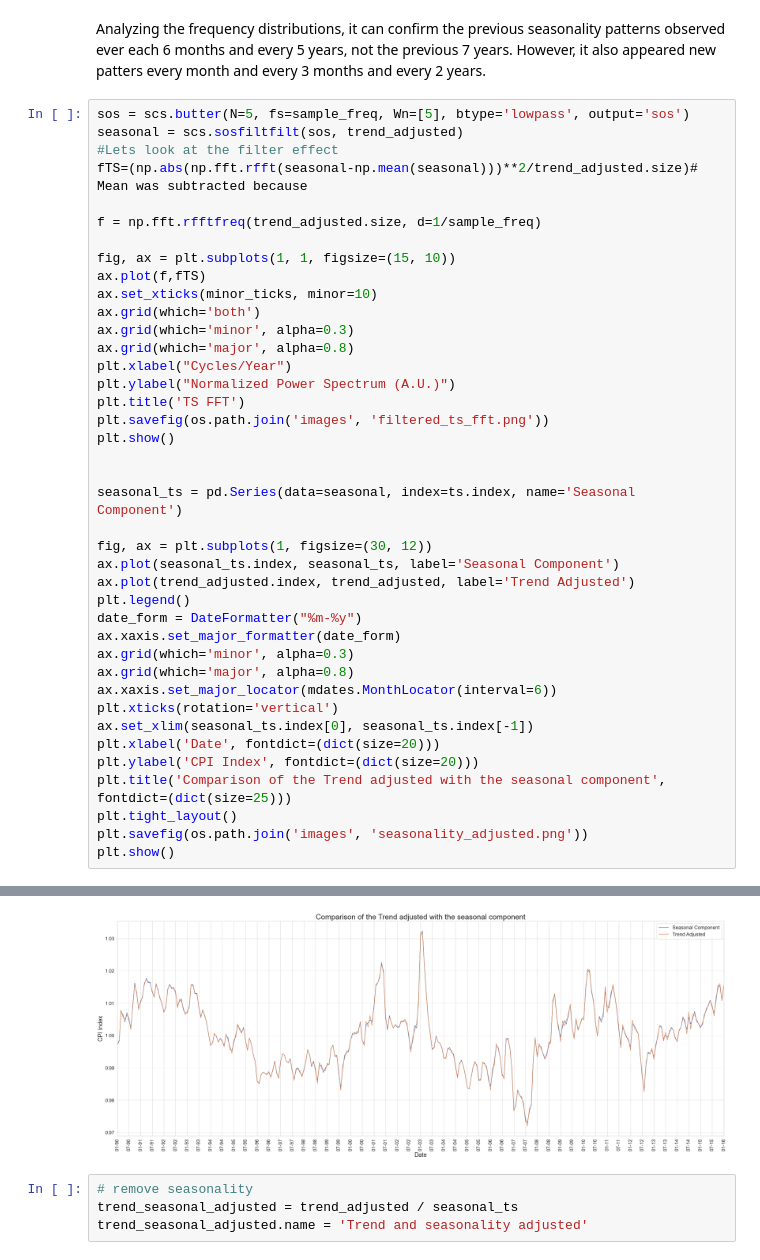
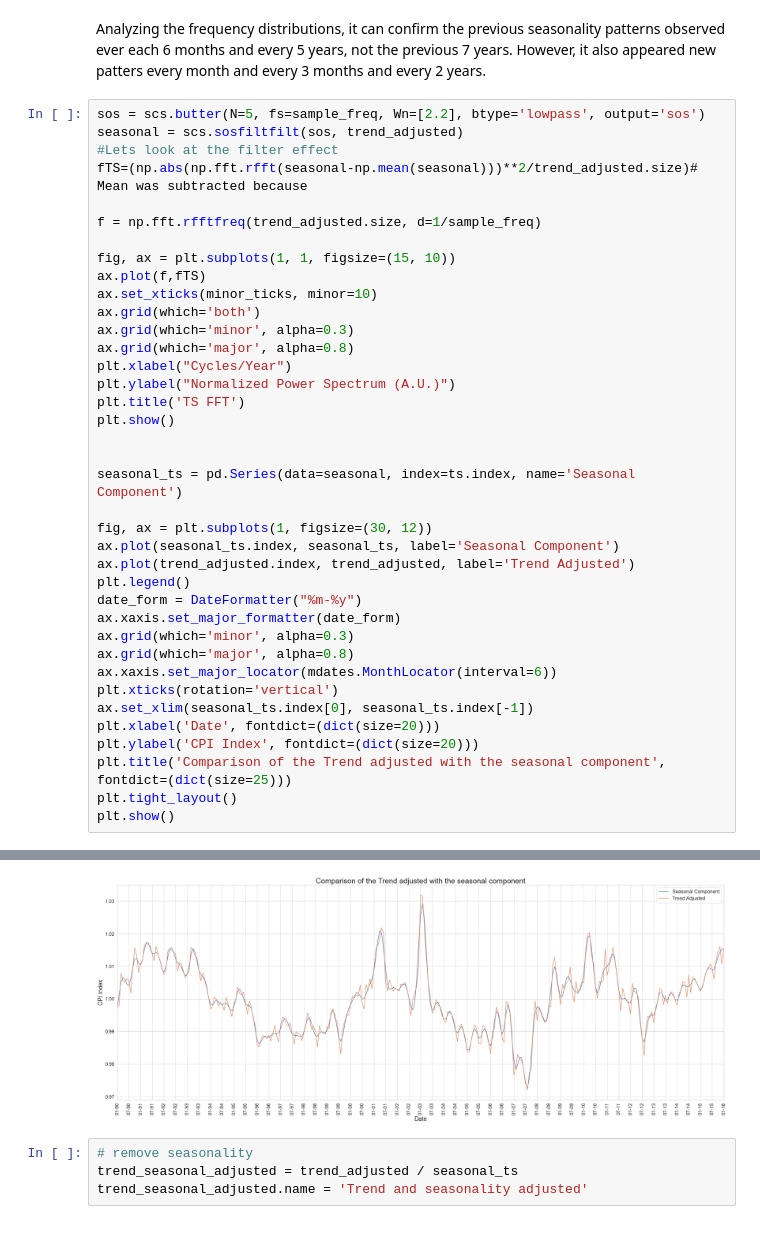
Before and after one commit to PugtgYosuky/Norwegian-CPI-forecast, a Jupyter notebook: ts-analysis-multiplicative.ipynb, the cells around one changed output, grey strips where cells are left out. Drawn from its saved outputs; the diff is of its cells as text.

```diff
--- a/ts-analysis-multiplicative.ipynb
+++ b/ts-analysis-multiplicative.ipynb
@@ -251,7 +248,7 @@ plt.show()
 # %% [markdown]
 Analyzing the frequency distributions, it can confirm the previous seasonality patterns observed ever each 6 months and every 5 years, not the previous 7 years. However, it also appeared new patters every month and every 3 months and every 2 years.
 # %%
-sos = scs.butter(N=5, fs=sample_freq, Wn=[5], btype='lowpass', output='sos')
+sos = scs.butter(N=5, fs=sample_freq, Wn=[2.2], btype='lowpass', output='sos')
 seasonal = scs.sosfiltfilt(sos, trend_adjusted)
 #Lets look at the filter effect
 fTS=(np.abs(np.fft.rfft(seasonal-np.mean(seasonal)))**2/trend_adjusted.size)# Mean was subtracted because
@@ -263,36 +260,34 @@ ax.plot(f,fTS)
 ax.set_xticks(minor_ticks, minor=10)
 ax.grid(which='both')
 ax.grid(which='minor', alpha=0.3)
 ax.grid(which='major', alpha=0.8)
 plt.xlabel("Cycles/Year")
 plt.ylabel("Normalized Power Spectrum (A.U.)")
 plt.title('TS FFT')
-plt.savefig(os.path.join('images', 'filtered_ts_fft.png'))
 plt.show()
 
 
 seasonal_ts = pd.Series(data=seasonal, index=ts.index, name='Seasonal Component')
 
 fig, ax = plt.subplots(1, figsize=(30, 12))
 ax.plot(seasonal_ts.index, seasonal_ts, label='Seasonal Component')
 ax.plot(trend_adjusted.index, trend_adjusted, label='Trend Adjusted')
 plt.legend()
 date_form = DateFormatter("%m-%y")
 ax.xaxis.set_major_formatter(date_form)
 ax.grid(which='minor', alpha=0.3)
 ax.grid(which='major', alpha=0.8)
 ax.xaxis.set_major_locator(mdates.MonthLocator(interval=6))
 plt.xticks(rotation='vertical')
 ax.set_xlim(seasonal_ts.index[0], seasonal_ts.index[-1])
 plt.xlabel('Date', fontdict=(dict(size=20)))
 plt.ylabel('CPI Index', fontdict=(dict(size=20)))
 plt.title('Comparison of the Trend adjusted with the seasonal component', fontdict=(dict(size=25)))
 plt.tight_layout()
-plt.savefig(os.path.join('images', 'seasonality_adjusted.png'))
 plt.show()
 # %% [output]
 [figure]
-[figure, old version]
+[figure, new version]
 # %%
 # remove seasonality
 trend_seasonal_adjusted = trend_adjusted / seasonal_ts
```
Also changed, not shown: parts of 23 cells of this notebook, 9 other files.
